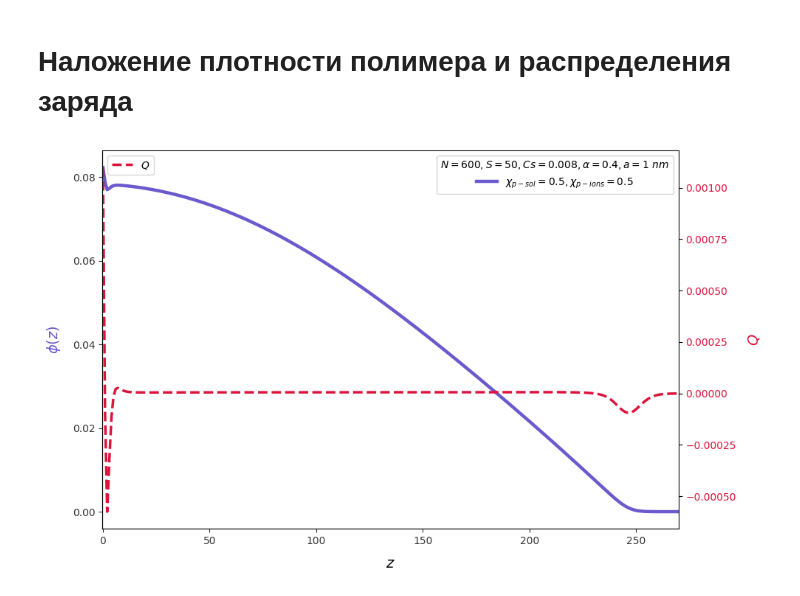
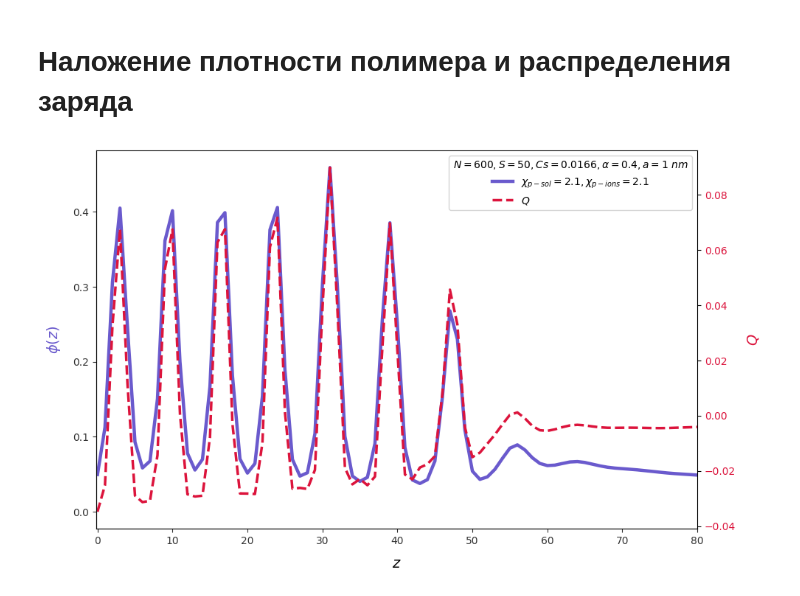
Before and after one commit to salatovaoaoaoa/PB_SCF, a Jupyter notebook: 05_solvent_chi_flat/Figures/Figure_3.ipynb, the cells around one changed output. Cells and saved outputs as stored; diff of their text form; code cells hidden in the pictures.

```diff
--- a/05_solvent_chi_flat/Figures/Figure_3.ipynb
+++ b/05_solvent_chi_flat/Figures/Figure_3.ipynb
@@ -29,7 +29,7 @@ S_namics = 50
 
 alpha = 0.4
 
-Cs = 0.008
+Cs = 0.0166
 
 chi = 2.1
 
@@ -157,39 +217,41 @@ plt.show()
 # %%
 charge_dens = alpha * phi_brush + phi_Na - phi_Cl
 
 fig, ax1 = plt.subplots(figsize=(10, 6))  # Создаем основное окно с первым графиком
 
 # Первый график для phi_brush
-ax1.plot(phi_brush, color='slateblue', label=f'$\\chi_{{p-sol}} = {chi}, \\chi_{{p-ions}} = {chi_ions}$', linewidth=3.2, linestyle="-")
+line1, = ax1.plot(phi_brush, color='slateblue', label=f'$\\chi_{{p-sol}} = {chi}, \\chi_{{p-ions}} = {chi_ions}$', linewidth=3.2, linestyle="-")
 ax1.set_xlabel("$z$", fontsize=14, labelpad=10)
 ax1.set_ylabel("$\\phi(z)$", fontsize=14, labelpad=10, color='slateblue')
 ax1.tick_params(axis='y', labelcolor='slateblue')
-ax1.set_xlim(-0.2, 270)
-
-# Добавляем легенду для первого графика
-ax1.legend(fontsize=10, title=f'$N = {N}, S = {S_namics}, Cs = {Cs}, \\alpha = {alpha}, a = 1 \\ nm$',
-           title_fontsize=10, loc="upper right")
+ax1.set_xlim(-0.2, 80)
 
 # Убираем верхнюю и правую границы
 ax1.spines["top"].set_visible(False)
 ax1.spines["right"].set_visible(False)
 ax1.spines["left"].set_color("#333333")
 ax1.spines["bottom"].set_color("#333333")
 ax1.tick_params(axis='both', which='major', labelsize=10, colors="#333333")
 
-# Вторая ось y для phi_end_brush
+# Вторая ось y для Q
 ax2 = ax1.twinx()  # Создаем вторую ось
-ax2.plot(q, color='crimson', label='$Q$', linewidth=2.5, linestyle="--")
+line2, = ax2.plot(q, color='crimson', label='$Q$', linewidth=2.5, linestyle="--")
 ax2.set_ylabel("$Q$", fontsize=14, labelpad=10, color='crimson')
 ax2.tick_params(axis='y', labelcolor='crimson')
 
-# Добавляем легенду для второго графика
-ax2.legend(fontsize=10, loc="upper left")
+# Собираем все линии для общей легенды
+lines = [line1, line2]
+labels = [line.get_label() for line in lines]
+
+# Устанавливаем единую легенду
+ax1.legend(lines, labels, fontsize=10, title=f'$N = {N}, S = {S_namics}, Cs = {Cs}, \\alpha = {alpha}, a = 1 \\ nm$',
+           title_fontsize=10, loc="upper right", frameon=True)
 
 # Убираем лишние отступы
 plt.tight_layout()
 
+plt.savefig('figure_3.pdf', dpi=300, bbox_inches='tight')
 # Отображаем график
 plt.show()
 # %% [output]
-[figure, old version]
+[figure, new version]
```
Also changed, not shown: parts of 3 cells of this notebook, 12 other files.
